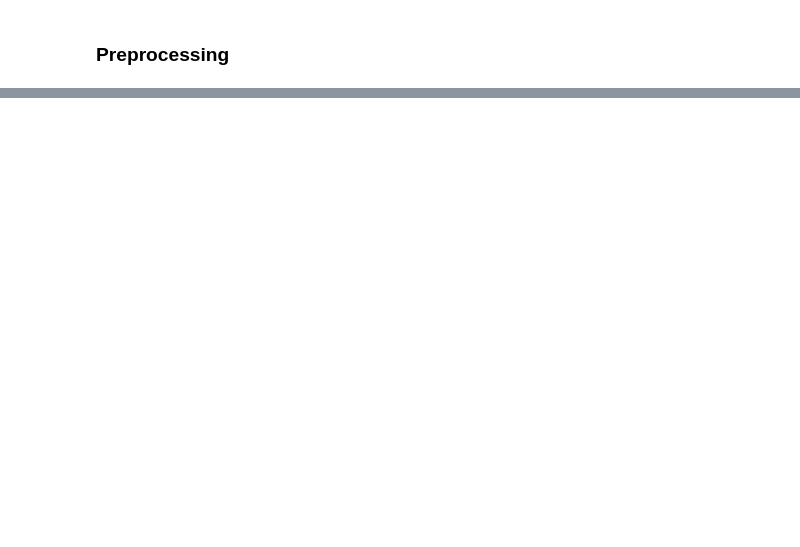
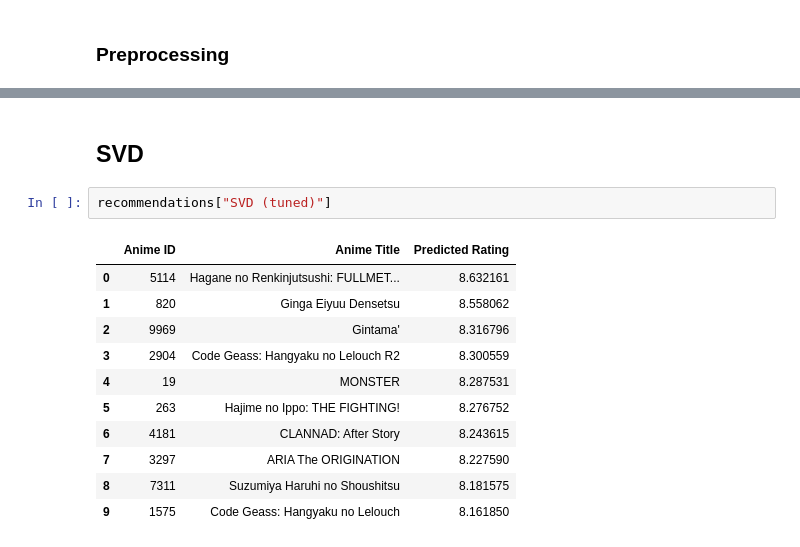
Before and after one commit to DhLYa/content_recommender, a Jupyter notebook: anime_recommender.ipynb, the cells around one changed output, grey strips where cells are left out. Cells and saved outputs as stored; diff of their text form; blank space fills up the shorter version.

```diff
--- a/anime_recommender.ipynb
+++ b/anime_recommender.ipynb
@@ -1169,0 +1001,16 @@ results_df.round(4)
+# %% [markdown]
+## SVD
+# %%
+recommendations["SVD (tuned)"]
+# %% [output]
+|  | Anime ID | Anime Title | Predicted Rating |
+| 0 | 5114 | Hagane no Renkinjutsushi: FULLMET... | 8.632161 |
+| 1 | 820 | Ginga Eiyuu Densetsu | 8.558062 |
+| 2 | 9969 | Gintama' | 8.316796 |
+| 3 | 2904 | Code Geass: Hangyaku no Lelouch R2 | 8.300559 |
+| 4 | 19 | MONSTER | 8.287531 |
+| 5 | 263 | Hajime no Ippo: THE FIGHTING! | 8.276752 |
+| 6 | 4181 | CLANNAD: After Story | 8.243615 |
+| 7 | 3297 | ARIA The ORIGINATION | 8.227590 |
+| 8 | 7311 | Suzumiya Haruhi no Shoushitsu | 8.181575 |
+| 9 | 1575 | Code Geass: Hangyaku no Lelouch | 8.161850 |
```
Also changed, not shown: parts of 63 cells of this notebook.
